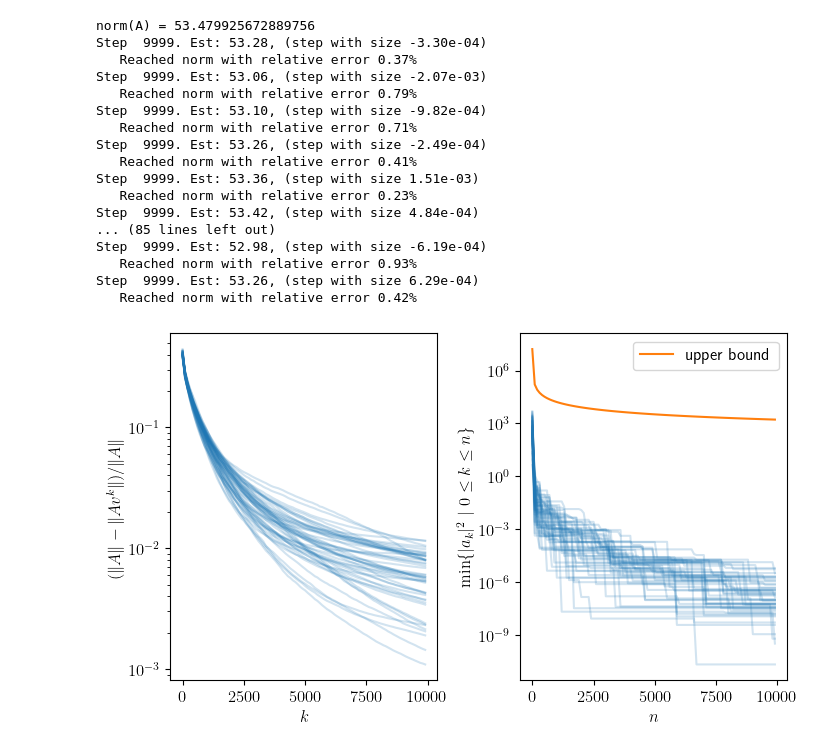
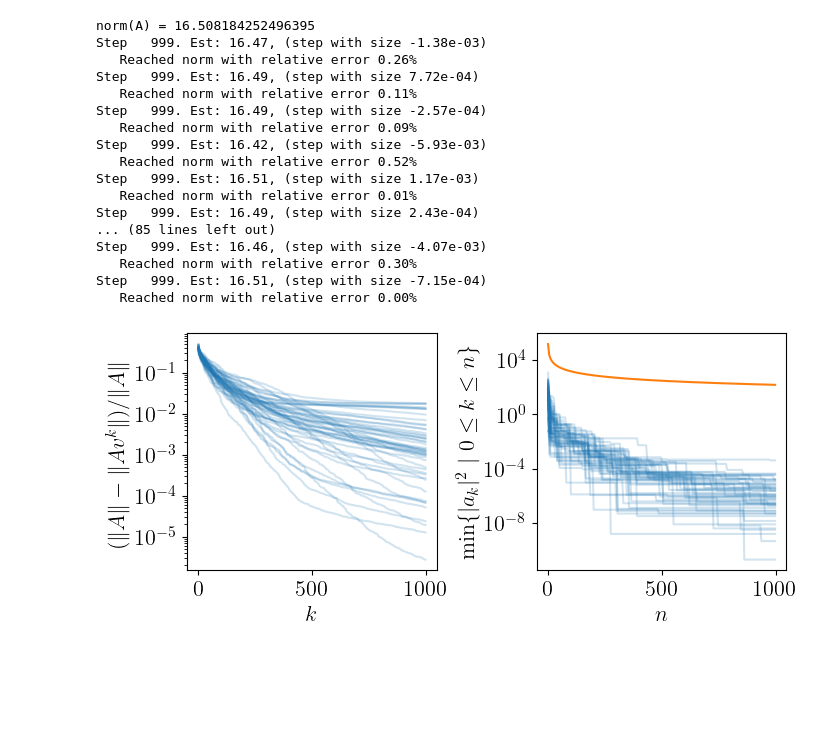
Before and after one commit to dirloren/matrix_free_norms, a Jupyter notebook: experiment3.ipynb, the cells around one changed output. Cells and saved outputs as stored; diff of their text form; code cells hidden in the pictures; blank space fills up the shorter version.

Commit message:
cleaned and commented experiment 3

```diff
--- a/experiment3.ipynb
+++ b/experiment3.ipynb
@@ -4,12 +4,12 @@ import matplotlib.pyplot as plt
 
 plt.rcParams.update({
     'text.usetex': True,
-    'font.size': 12
+    'font.size': 16
 })
 
 def randnexample(m,n,step):
-    # Make 50 runs with a randn matrix of size m by n with 20*n
-    # shows results and exports plot (with step as subsampling to save memory)
+    # Make 50 runs of Algorithm 1 with a randn matrix of size m by n with 20*n steps.
+    # Shows results and exports plot (with step as subsampling to save memory)
 
     # matrix
     A = np.random.randn(m,n)
@@ -27,8 +27,7 @@ def randnexample(m,n,step):
     numRuns = 50
     color='C0'
     alpha = 0.2
-    fig, axes = plt.subplots(nrows=1, ncols=2, figsize=(7,4), constrained_layout=True)
-    #fig.tight_layout() # Or equivalently,  "plt.tight_layout()"
+    fig, axes = plt.subplots(nrows=1, ncols=2, figsize=(7,3), constrained_layout=True)
 
     for run in range(numRuns):
         # initialize with random unit vector
@@ -44,7 +43,6 @@ def randnexample(m,n,step):
         a_s = []
 
         nA.append(normAv)
-        nostep = 0
         for i in range(maxiter):
             # sample x orthogonal to v with unit norm
             x = np.random.randn(n)
@@ -52,55 +50,54 @@ def randnexample(m,n,step):
             x /= np.linalg.norm(x)
             Ax = A@x
             normAx = np.linalg.norm(Ax)
-            vOld = v.copy()
             a = np.dot(Ax,Av)
             b = normAx**2 - normAv**2
             tau = np.sign(a)*(b/(2*np.abs(a)) + np.sqrt(b**2/(4*a**2)+1))
             v += tau*x
             v /= np.linalg.norm(v)
             Av = A@v
             normAv = np.linalg.norm(Av)
             nA.append(normAv)
             a_s.append(a)
 
         print(f'Step {i: 5d}. Est: {nA[-1]:2.2f}, (step with size {tau:2.2e})')
 
         print(f'   Reached norm with relative error {100*(normA-nA[-1])/normA:2.2f}%')
 
         axes[0].semilogy(np.arange(1,maxiter+1)[::step],(normA - nA[:-1:step])/normA, color=color, alpha=alpha)
         axes[0].set_xlabel('$k$')
         axes[0].set_ylabel('$(\|A\| - \|Av^k\|)/\|A\|$')
 
         a_s = np.array(a_s)
         a2min = np.minimum.accumulate(a_s[:-1]**2)
         #axes[1].semilogy(np.arange(1,maxiter+1)[::step],np.abs(a_s[:-1:step]), color=color, alpha=alpha)
         axes[1].semilogy(np.arange(1,maxiter)[::step],a2min[::step], color=color, alpha=alpha)
     axes[1].semilogy(np.arange(1,maxiter+1)[::step],2*normA**4/np.arange(1,maxiter+1)[::step],label='upper bound',color='C1')
     axes[1].set_xlabel('$n$')
     axes[1].set_ylabel('$\min\{|a_k|^2\ |\ 0\leq k \leq n\}$')
-    axes[1].legend()
+    #axes[1].legend()
 
 
-    plt.savefig(f'../figures/experiment3_{m}x{n}.pdf')
+    plt.savefig(f'experiment3_{m}x{n}.pdf')
     plt.show()
 
-randnexample(1000,500,100)
+randnexample(100,50,5)
 # %% [output]
-norm(A) = 53.479925672889756
-Step  9999. Est: 53.28, (step with size -3.30e-04)
-   Reached norm with relative error 0.37%
-Step  9999. Est: 53.06, (step with size -2.07e-03)
-   Reached norm with relative error 0.79%
-Step  9999. Est: 53.10, (step with size -9.82e-04)
-   Reached norm with relative error 0.71%
-Step  9999. Est: 53.26, (step with size -2.49e-04)
-   Reached norm with relative error 0.41%
-Step  9999. Est: 53.36, (step with size 1.51e-03)
-   Reached norm with relative error 0.23%
-Step  9999. Est: 53.42, (step with size 4.84e-04)
+norm(A) = 16.508184252496395
+Step   999. Est: 16.47, (step with size -1.38e-03)
+   Reached norm with relative error 0.26%
+Step   999. Est: 16.49, (step with size 7.72e-04)
+   Reached norm with relative error 0.11%
+Step   999. Est: 16.49, (step with size -2.57e-04)
+   Reached norm with relative error 0.09%
+Step   999. Est: 16.42, (step with size -5.93e-03)
+   Reached norm with relative error 0.52%
+Step   999. Est: 16.51, (step with size 1.17e-03)
+   Reached norm with relative error 0.01%
+Step   999. Est: 16.49, (step with size 2.43e-04)
 ... (85 lines left out)
-Step  9999. Est: 52.98, (step with size -6.19e-04)
-   Reached norm with relative error 0.93%
-Step  9999. Est: 53.26, (step with size 6.29e-04)
-   Reached norm with relative error 0.42%
+Step   999. Est: 16.46, (step with size -4.07e-03)
+   Reached norm with relative error 0.30%
+Step   999. Est: 16.51, (step with size -7.15e-04)
+   Reached norm with relative error 0.00%
-[figure, old version]
+[figure, new version]
```
